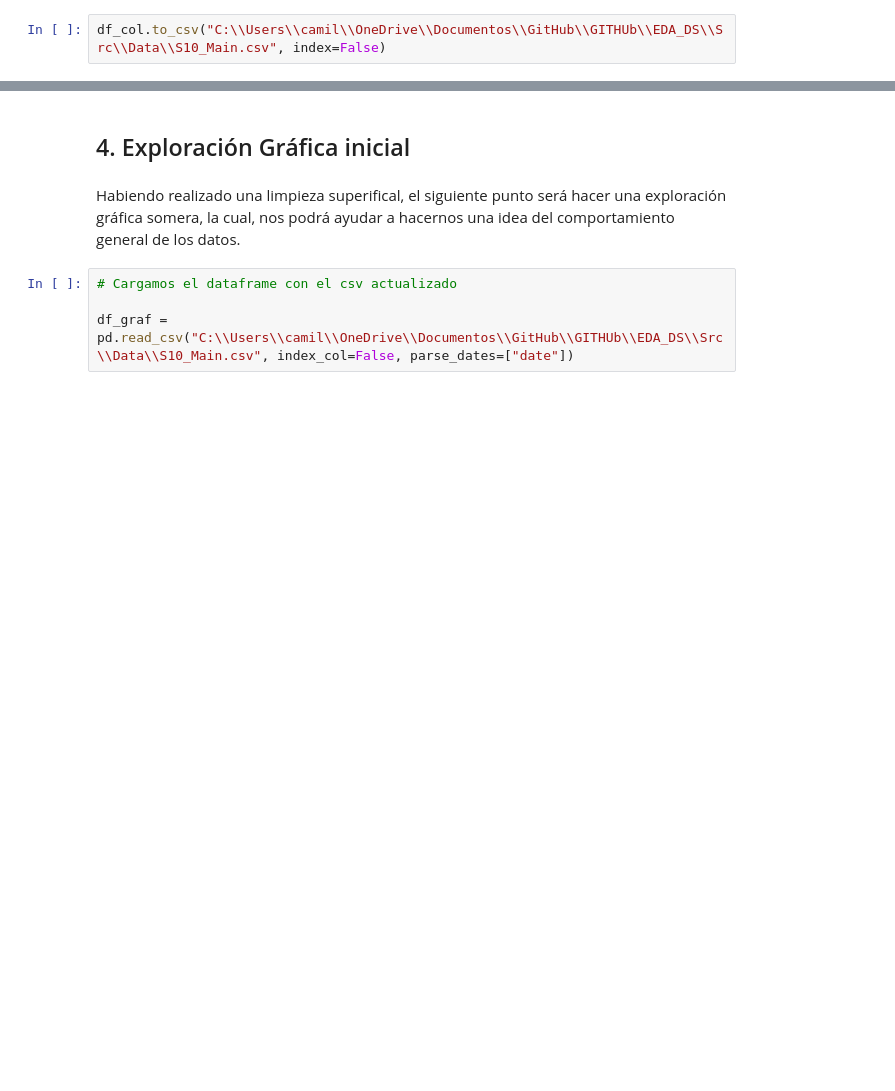
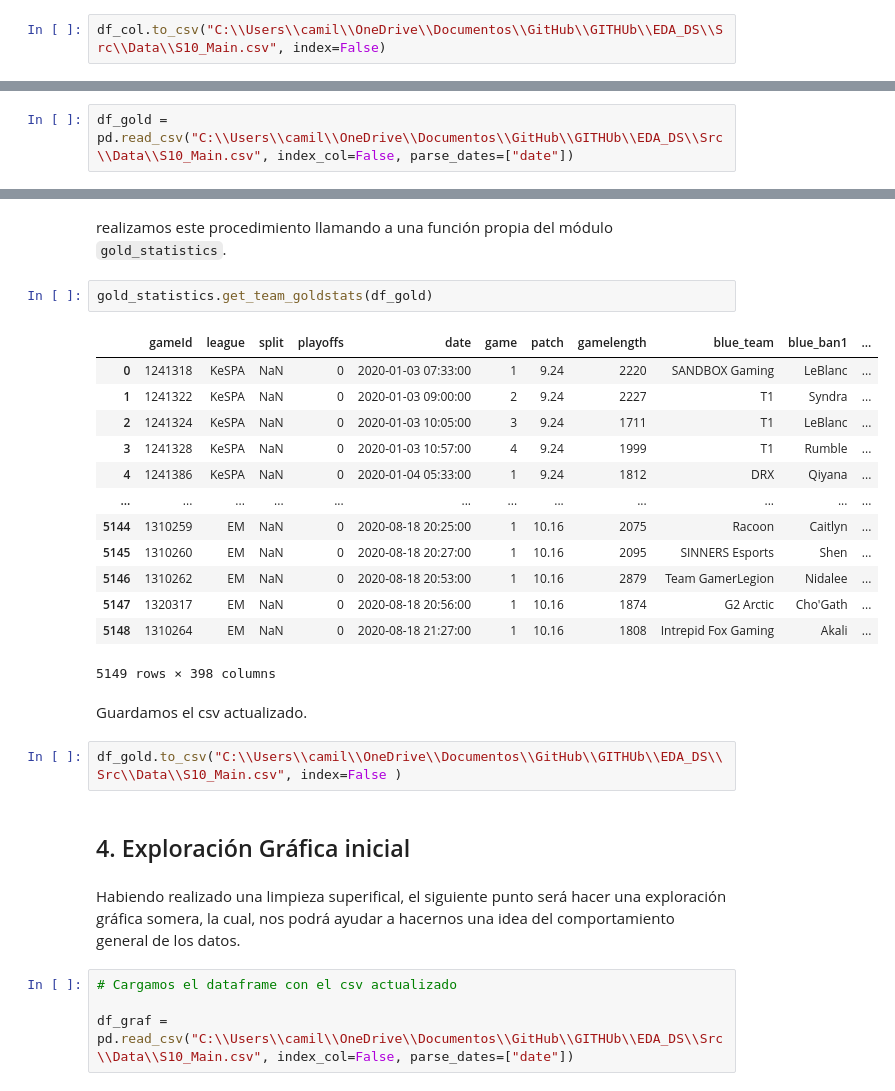
Before and after one commit to CamiloAPB/EDA_DS, a Jupyter notebook: Src/Notebooks/Exploracion_inicial.ipynb, the cells around one changed output, grey strips where cells are left out. Cells and saved outputs as stored; diff of their text form; blank space fills up the shorter version.

```diff
--- a/Src/Notebooks/Exploracion_inicial.ipynb
+++ b/Src/Notebooks/Exploracion_inicial.ipynb
@@ -484,0 +487,2 @@ df_col.to_csv("C:\\Users\\camil\\OneDrive\\Documentos\\GitHub\\GITHUb\\EDA_DS\\S
+# %%
+df_gold = pd.read_csv("C:\\Users\\camil\\OneDrive\\Documentos\\GitHub\\GITHUb\\EDA_DS\\Src\\Data\\S10_Main.csv", index_col=False, parse_dates=["date"])
@@ -485,3 +510,25 @@ df_col.to_csv("C:\\Users\\camil\\OneDrive\\Documentos\\GitHub\\GITHUb\\EDA_DS\\S
+# %% [markdown]
+realizamos este procedimiento llamando a una función propia del módulo ``gold_statistics``.
+# %%
+gold_statistics.get_team_goldstats(df_gold)
+# %% [output]
+|  | gameId | league | split | playoffs | date | game | patch | gamelength | blue_team | blue_ban1 | ... |
+| 0 | 1241318 | KeSPA | NaN | 0 | 2020-01-03 07:33:00 | 1 | 9.24 | 2220 | SANDBOX Gaming | LeBlanc | ... |
+| 1 | 1241322 | KeSPA | NaN | 0 | 2020-01-03 09:00:00 | 2 | 9.24 | 2227 | T1 | Syndra | ... |
+| 2 | 1241324 | KeSPA | NaN | 0 | 2020-01-03 10:05:00 | 3 | 9.24 | 1711 | T1 | LeBlanc | ... |
+| 3 | 1241328 | KeSPA | NaN | 0 | 2020-01-03 10:57:00 | 4 | 9.24 | 1999 | T1 | Rumble | ... |
+| 4 | 1241386 | KeSPA | NaN | 0 | 2020-01-04 05:33:00 | 1 | 9.24 | 1812 | DRX | Qiyana | ... |
+| ... | ... | ... | ... | ... | ... | ... | ... | ... | ... | ... | ... |
+| 5144 | 1310259 | EM | NaN | 0 | 2020-08-18 20:25:00 | 1 | 10.16 | 2075 | Racoon | Caitlyn | ... |
+| 5145 | 1310260 | EM | NaN | 0 | 2020-08-18 20:27:00 | 1 | 10.16 | 2095 | SINNERS Esports | Shen | ... |
+| 5146 | 1310262 | EM | NaN | 0 | 2020-08-18 20:53:00 | 1 | 10.16 | 2879 | Team GamerLegion | Nidalee | ... |
+| 5147 | 1320317 | EM | NaN | 0 | 2020-08-18 20:56:00 | 1 | 10.16 | 1874 | G2 Arctic | Cho'Gath | ... |
+| 5148 | 1310264 | EM | NaN | 0 | 2020-08-18 21:27:00 | 1 | 10.16 | 1808 | Intrepid Fox Gaming | Akali | ... |
+5149 rows × 398 columns
+# %% [markdown]
+Guardamos el csv actualizado.
+# %%
+df_gold.to_csv("C:\\Users\\camil\\OneDrive\\Documentos\\GitHub\\GITHUb\\EDA_DS\\Src\\Data\\S10_Main.csv", index=False )
 # %% [markdown]
 ## 4. Exploración Gráfica inicial
 # %% [markdown]
```
Also changed, not shown: parts of 9 cells of this notebook, 1 other file.
